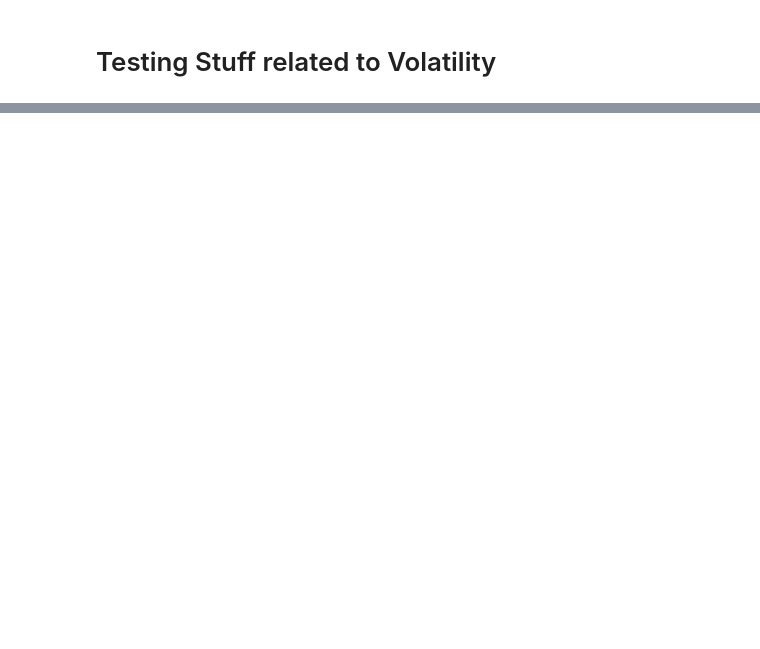
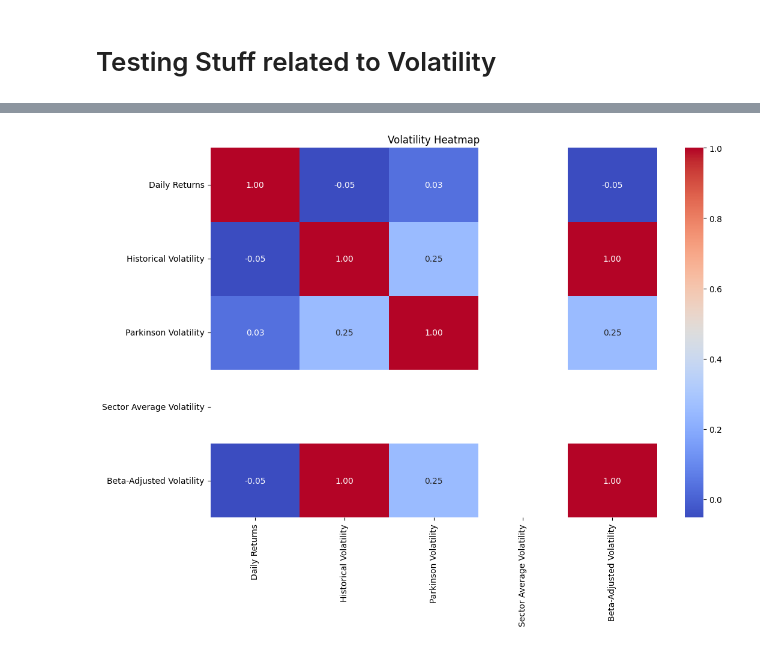
Before and after one commit to Sookeyy-12/RiskLens, a Jupyter notebook: notebooks/02_volatility_calcs.ipynb, the cells around one changed output, grey strips where cells are left out. Drawn from its saved outputs; the diff is of its cells as text; code cells hidden in the pictures; blank space fills up the shorter version.

Commit message:
fixed data_fetcher apis

```diff
--- a/notebooks/02_volatility_calcs.ipynb
+++ b/notebooks/02_volatility_calcs.ipynb
@@ -63,0 +68,5 @@ Name: Adj Close, Length: 502, dtype: float64
+# %%
+tickers = ['AAPL', 'MSFT', 'NVDA']
+ohlcv_data = data_fetcher.fetch_ohlcv(tickers, "2024-01-01", "2024-12-31")
+sector_map = data_fetcher.get_sector_mapping(tickers)
+benchmark_df = data_fetcher.fetch_index_data("^GSPC", "2024-01-01", "2024-12-31")
@@ -63,0 +204,9 @@ Name: Adj Close, Length: 502, dtype: float64
+# %%
+# Reload the volatility module again to get the latest changes
+importlib.reload(volatility)
+
+# Now try the full volatility_summary function
+heatmap_data = volatility.volatility_summary(ohlcv_data, benchmark_df, sector_map, window=20)
+print("volatility_summary completed successfully!")
+print("\nHeatmap data:")
+print(heatmap_data)
@@ -63,0 +231,11 @@ Name: Adj Close, Length: 502, dtype: float64
+# %%
+# visuzlize heatmap
+import seaborn as sns
+import matplotlib.pyplot as plt
+
+plt.figure(figsize=(12, 8))
+sns.heatmap(heatmap_data.corr(), annot=True, fmt=".2f", cmap="coolwarm")
+plt.title("Volatility Heatmap")
+plt.show()
+# %% [output]
+[figure, added]
```
Also changed, not shown: parts of 12 cells of this notebook, 3 other files.
